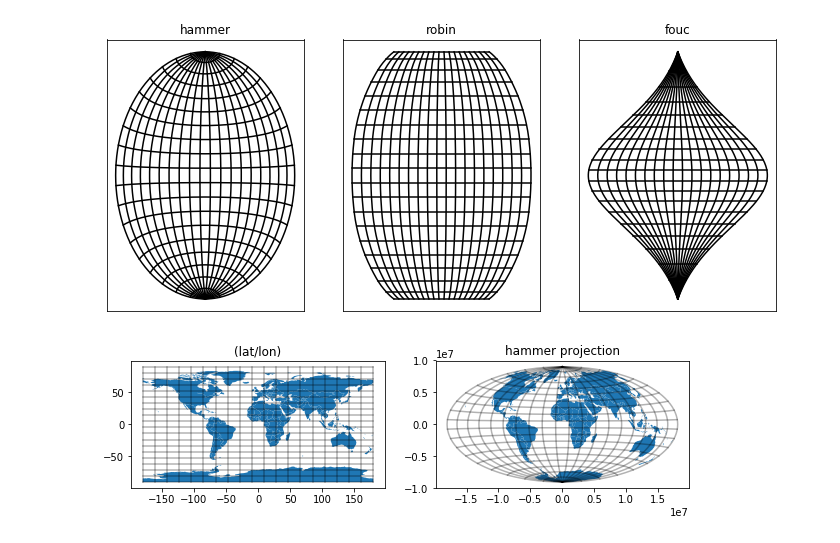
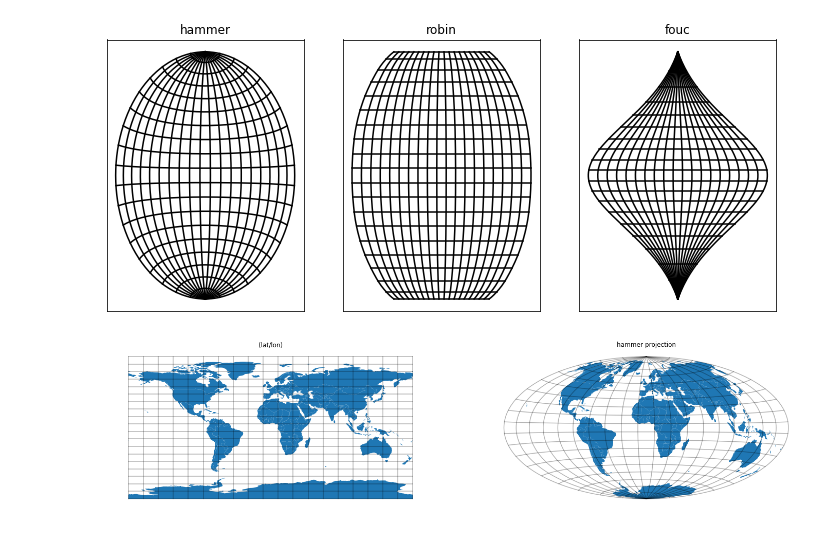
Before and after one commit to chrishavlin/learning_shapefiles, a Jupyter notebook: src/map_projections.ipynb, the cells around one changed output. Drawn from its saved outputs; the diff is of its cells as text; code cells hidden in the pictures.

```diff
--- a/src/map_projections.ipynb
+++ b/src/map_projections.ipynb
@@ -85,35 +86,36 @@ plt.show()
 [figure]
 # %%
 # use geopandas to plot some shapes, pyproj to overplot lat/lon lines
-import geopandas as gpd
-
 
 # plot a shapely polygon with lat/lon coords on map
 world = gpd.read_file(gpd.datasets.get_path('naturalearth_lowres'))
-world.crs = {'init': 'epsg:4326'} # note that epsg:4326 is the sa
-plt.figure(figsize=(10,8))
+world.crs = {'init': 'epsg:4326'} # note that epsg:4326 is the same as WGS84
+plt.figure(figsize=[24,10])
 
 # raw cartesian
 ax=plt.subplot(1,2,1)
 world.plot(ax=ax)
 for lon in lon_lines:
     ax.plot(lon*np.ones(lat_range.size),lat_range,'k',alpha=0.3)
 for lat in lat_lines:
     ax.plot(lon_range,lat*np.ones(lon_range.size),'k',alpha=0.3)
 ax.set_title("(lat/lon)");
 
 # hammer projection
 world = world.to_crs({'proj':'hammer', 'ellps':'WGS84'})
 ax2=plt.subplot(1,2,2)
 world.plot(ax=ax2)
 p = Proj(proj='hammer',ellps='WGS84')
 for lon in lon_lines:
     x,y= p(lon*np.ones(lat_range.size),lat_range)
     ax2.plot(x,y,'k',alpha=0.3)
 for lat in lat_lines:
     x,y= p(lon_range,lat*np.ones(lon_range.size))
     ax2.plot(x,y,'k',alpha=0.3)
 ax2.set_title("hammer projection")
+
+for axi in [ax,ax2]:
+    axi.axis('off')
 plt.show()
 # %% [output]
-[figure, old version]
+[figure, new version]
```
Also changed, not shown: parts of 2 cells of this notebook, 3 other files.
